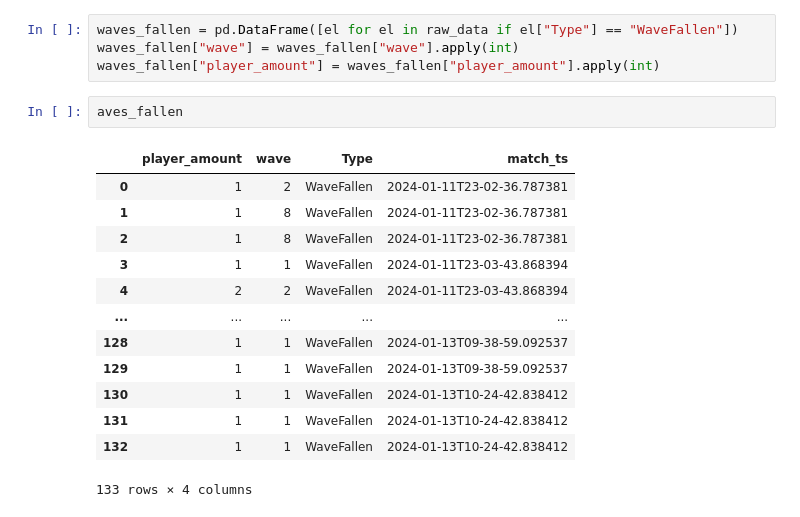
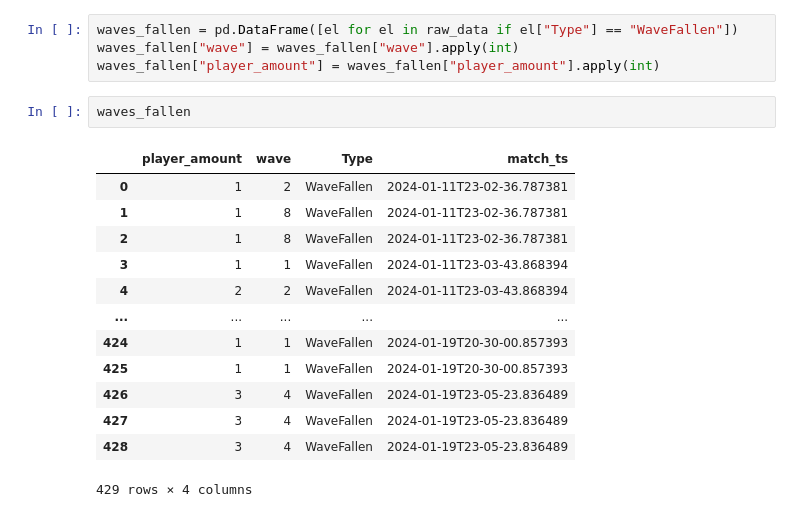
Before and after one commit to JediKnightChan/ECRTools, a Jupyter notebook: ecr-analytics/example/pve-analyzer.ipynb, the cells around one changed output. Drawn from its saved outputs; the diff is of its cells as text.

```diff
--- a/ecr-analytics/example/pve-analyzer.ipynb
+++ b/ecr-analytics/example/pve-analyzer.ipynb
@@ -684,22 +684,22 @@ plt.show()
 waves_fallen = pd.DataFrame([el for el in raw_data if el["Type"] == "WaveFallen"])
 waves_fallen["wave"] = waves_fallen["wave"].apply(int)
 waves_fallen["player_amount"] = waves_fallen["player_amount"].apply(int)
-# %%
-aves_fallen
-# %% [output]
-|  | player_amount | wave | Type | match_ts |
-| 0 | 1 | 2 | WaveFallen | 2024-01-11T23-02-36.787381 |
-| 1 | 1 | 8 | WaveFallen | 2024-01-11T23-02-36.787381 |
-| 2 | 1 | 8 | WaveFallen | 2024-01-11T23-02-36.787381 |
-| 3 | 1 | 1 | WaveFallen | 2024-01-11T23-03-43.868394 |
-| 4 | 2 | 2 | WaveFallen | 2024-01-11T23-03-43.868394 |
-| ... | ... | ... | ... | ... |
-| 128 | 1 | 1 | WaveFallen | 2024-01-13T09-38-59.092537 |
-| 129 | 1 | 1 | WaveFallen | 2024-01-13T09-38-59.092537 |
-| 130 | 1 | 1 | WaveFallen | 2024-01-13T10-24-42.838412 |
-| 131 | 1 | 1 | WaveFallen | 2024-01-13T10-24-42.838412 |
-| 132 | 1 | 1 | WaveFallen | 2024-01-13T10-24-42.838412 |
-133 rows × 4 columns
+# %%
+waves_fallen
+# %% [output]
+|  | player_amount | wave | Type | match_ts |
+| 0 | 1 | 2 | WaveFallen | 2024-01-11T23-02-36.787381 |
+| 1 | 1 | 8 | WaveFallen | 2024-01-11T23-02-36.787381 |
+| 2 | 1 | 8 | WaveFallen | 2024-01-11T23-02-36.787381 |
+| 3 | 1 | 1 | WaveFallen | 2024-01-11T23-03-43.868394 |
+| 4 | 2 | 2 | WaveFallen | 2024-01-11T23-03-43.868394 |
+| ... | ... | ... | ... | ... |
+| 424 | 1 | 1 | WaveFallen | 2024-01-19T20-30-00.857393 |
+| 425 | 1 | 1 | WaveFallen | 2024-01-19T20-30-00.857393 |
+| 426 | 3 | 4 | WaveFallen | 2024-01-19T23-05-23.836489 |
+| 427 | 3 | 4 | WaveFallen | 2024-01-19T23-05-23.836489 |
+| 428 | 3 | 4 | WaveFallen | 2024-01-19T23-05-23.836489 |
+429 rows × 4 columns
 # %%
 # Get unique player amounts
 unique_player_amounts = waves_fallen['player_amount'].unique()
```
Also changed, not shown: parts of 17 cells of this notebook, 14 other files.
